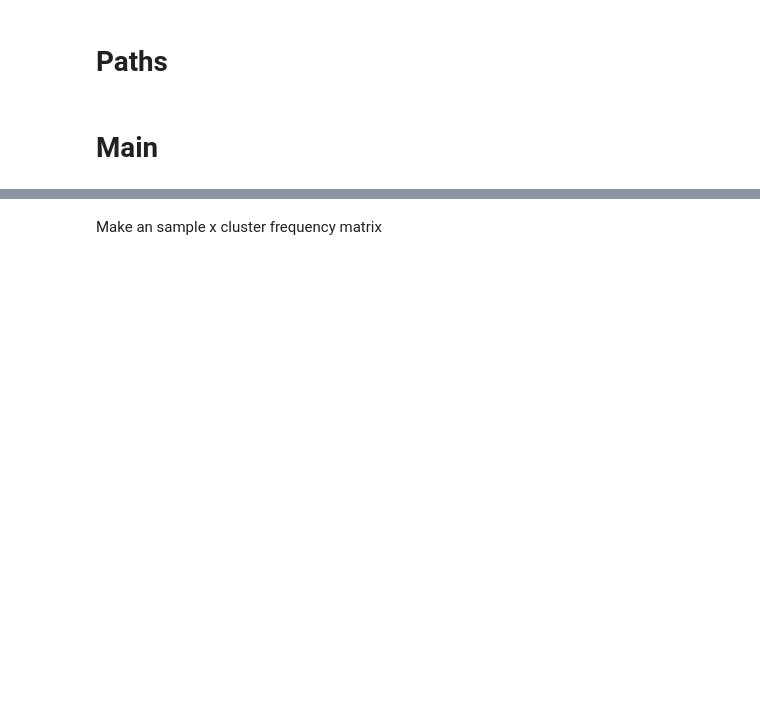
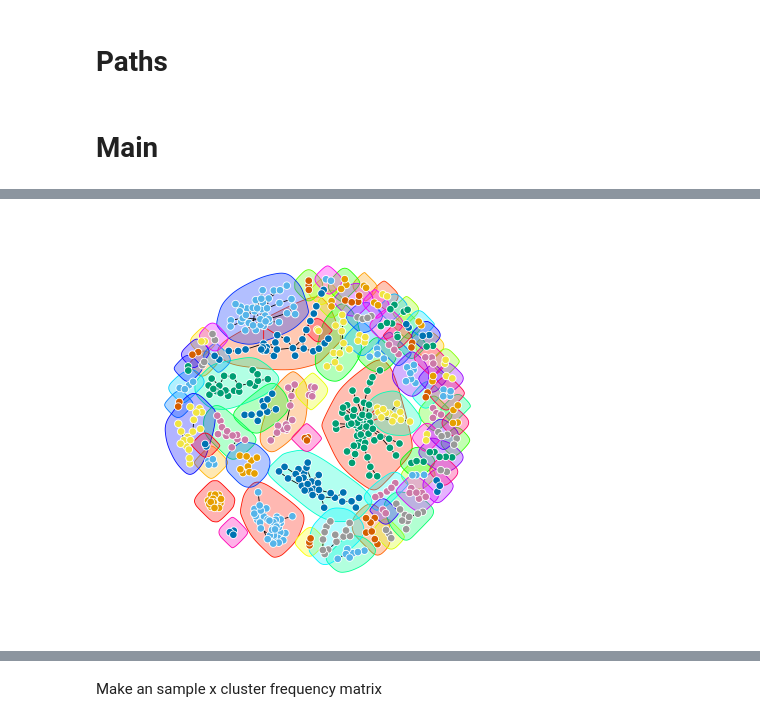
Before and after one commit to pughlab/ped_CapTCRseq, a Jupyter notebook: notebooks/000_graph_clusters.ipynb, the cells around one changed output, grey strips where cells are left out. Drawn from its saved outputs; the diff is of its cells as text; code cells hidden in the pictures; blank space fills up the shorter version.

Commit message:
graph clusters

```diff
--- a/notebooks/000_graph_clusters.ipynb
+++ b/notebooks/000_graph_clusters.ipynb
@@ -188,0 +71,2 @@ geom_node_point(aes(color  = Cohort))
+# %%
+gliph_data_igrf <- igraph::graph_from_incidence_matrix(gliph_data_matrix_df, weighted = T )
@@ -188,0 +105,4 @@ geom_node_point(aes(color  = Cohort))
+# %%
+myg <- (bipartite.projection(gliph_data_igrf)$proj1)
+# %%
+myg1 <- delete_vertices( myg, degree(myg) == 0)
@@ -188,0 +124,2 @@ geom_node_point(aes(color  = Cohort))
+# %%
+myk <- cluster_louvain(myg1, resolution = 1, weights = NULL)
@@ -188,0 +133,4 @@ geom_node_point(aes(color  = Cohort))
+# %%
+plot(myk, myg1, vertex.label=NA, vertex.frame.color="white", vertex.size=5)
+# %% [output]
+[figure, added]
```
Also changed, not shown: parts of 111 cells of this notebook, 3 other files.
